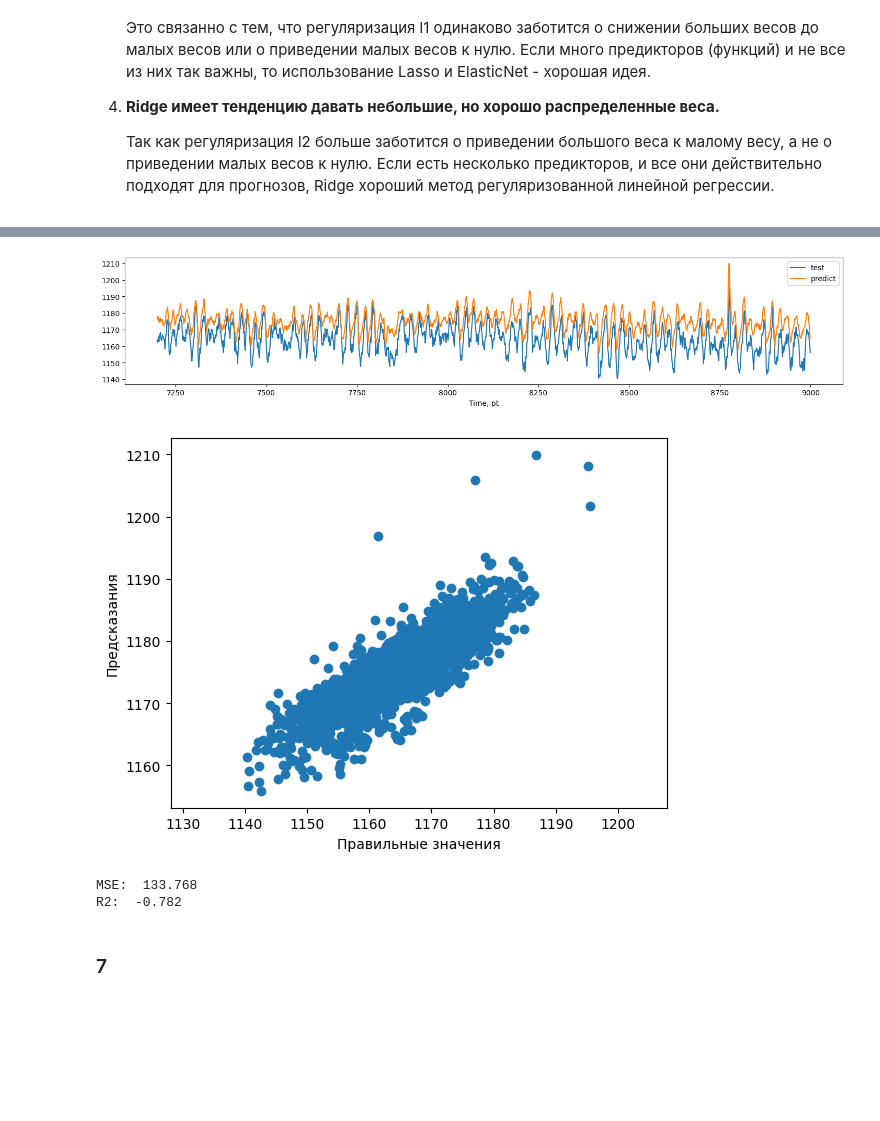
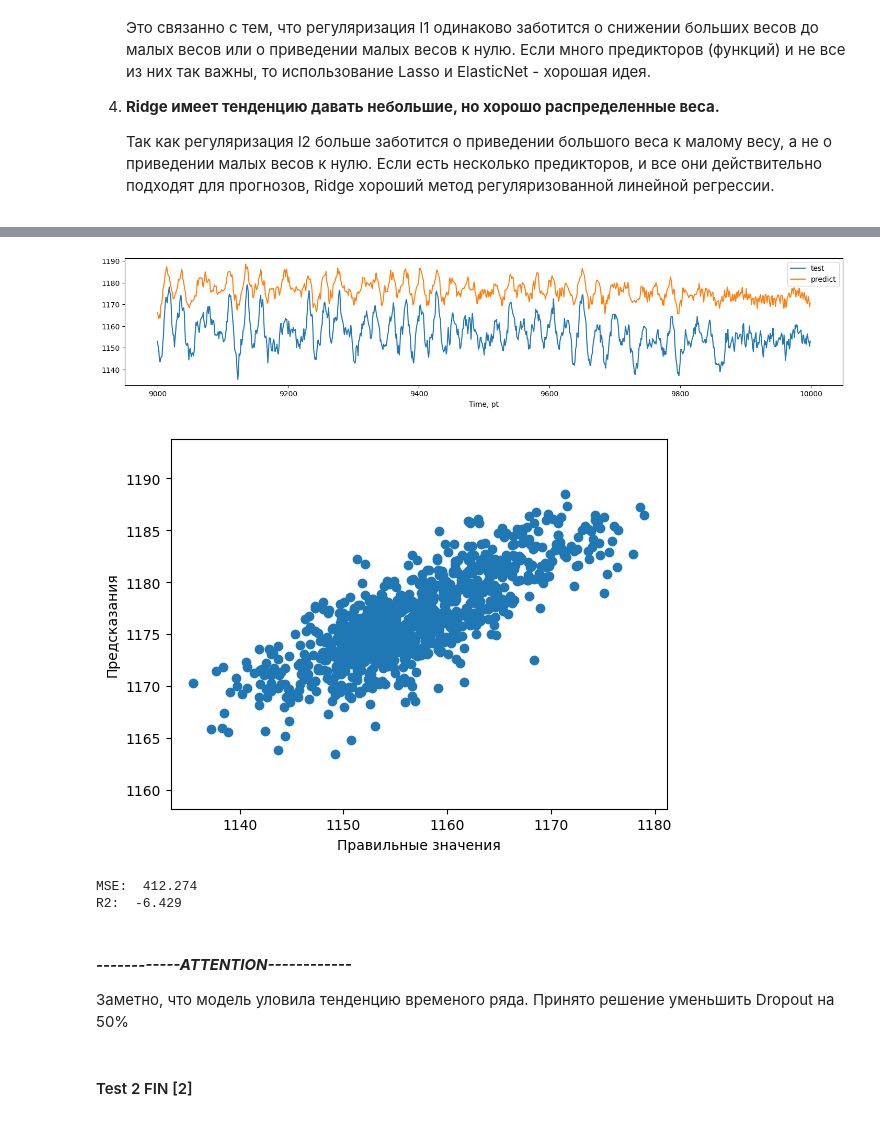
Before and after one commit to nebolsinvasili/ADfromPython, a Jupyter notebook: main.ipynb, the cells around one changed output, grey strips where cells are left out. Drawn from its saved outputs; the diff is of its cells as text; code cells hidden in the pictures; blank space fills up the shorter version.

```diff
--- a/main.ipynb
+++ b/main.ipynb
@@ -843,18 +901,27 @@ R2:  -1.005
 # %%
 Dense_model = Sequential()
 
-Dense_model.add(Dense(200, input_dim = features_train.shape[1], activation="linear"))
-Dense_model.add(Dense(100, activation="linear"))
-Dense_model.add(Dropout(0.1))
-#Dense_model.add(BatchNormalization())
-Dense_model.add(Dense(70, activation="linear"))
-#Dense_model.add(Dropout(0.25))
-#Dense_model.add(BatchNormalization())
-Dense_model.add(Dense(150, activation="linear",)) #kernel_regularizer=l1(0.01)))
-Dense_model.add(Dropout(0.1))
+Dense_model.add(Dense(200, input_dim = features_train.shape[1]))
+Dense_model.add(Activation(linear))
+
+Dense_model.add(Dense(100))
+Dense_model.add(Activation(linear))
+
+Dense_model.add(Dense(70))
+Dense_model.add(Activation(linear))
+
+Dense_model.add(Dense(150))
+Dense_model.add(Activation(linear))
+Dense_model.add(Dropout(0.05))
 Dense_model.add(BatchNormalization())
-Dense_model.add(Dense(300, activation="linear"))
-Dense_model.add(Dense(1, activation="linear"))
+
+Dense_model.add(Dense(300))
+Dense_model.add(Activation(linear))
+Dense_model.add(Dropout(0.05))
+Dense_model.add(BatchNormalization())
+
+Dense_model.add(Dense(1))
+Dense_model.add(Activation(linear))
 
 Dense_model.compile(loss="mse", optimizer=Adam(lr=1e-5))
 Dense_model.summary()
@@ -916,5 +983,5 @@ Epoch 20/20
 from utils.evaluate_model import evaluate
 
 
-evaluate(model=Dense_model, features=features_val, target=target_val)
+evaluate(model=Dense_model, features=features_test, target=target_test)
 # %% [output]
@@ -922,6 +989,9 @@ evaluate(model=Dense_model, features=features_val, target=target_val)
-[figure, old version]
+[figure, new version]
-[figure, old version]
+[figure, new version]
-MSE:  133.768
-R2:  -0.782
+MSE:  412.274
+R2:  -6.429
-# %% [markdown]
-### 7
+# %% [markdown]
+#### ***------------ATTENTION------------***
+Заметно, что модель уловила тенденцию временого ряда. Принято решение уменьшить Dropout на 50%
+# %% [markdown]
+#### Test 2 FIN [2]
```
Also changed, not shown: parts of 55 cells of this notebook.
